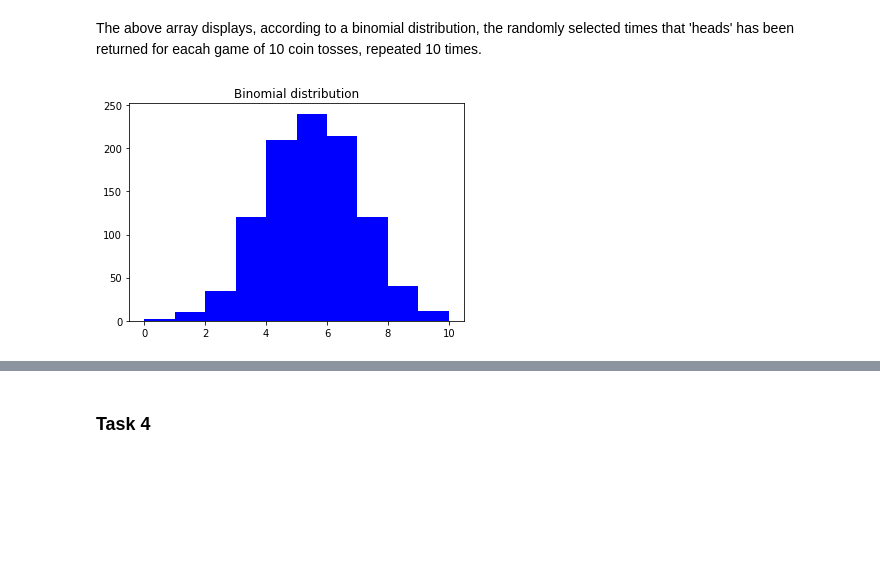
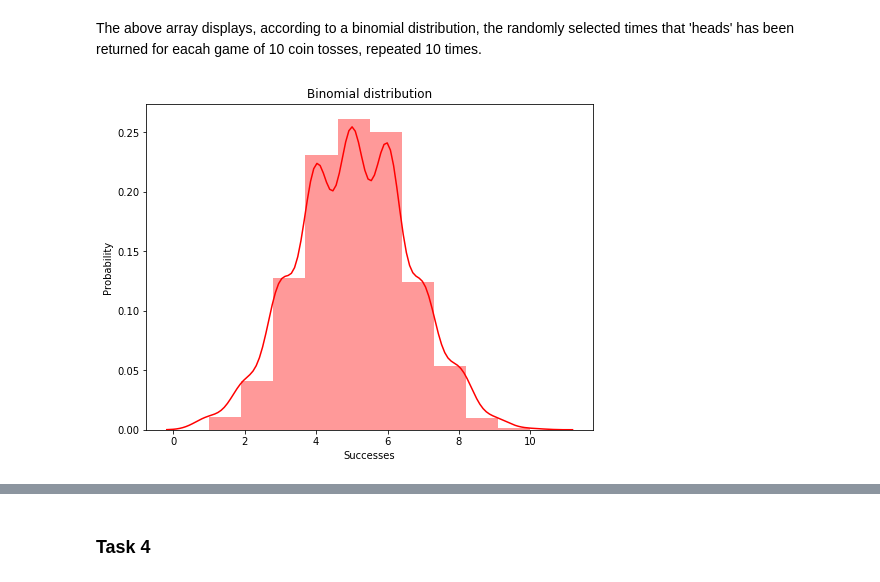
Before and after one commit to SimonMcLain/GMIT-Programming-for-Data-Analysis---Practicals, a Jupyter notebook: numpy-random.ipynb, the cells around one changed output, grey strips where cells are left out. Saved outputs shown, nothing was run; the diff lists cells and outputs as text; code cells hidden in the pictures; blank space fills up the shorter version.

```diff
--- a/numpy-random.ipynb
+++ b/numpy-random.ipynb
@@ -165,12 +177,12 @@ The above array displays, according to a binomial distribution, the randomly sel
 # %%
 """A histogram of a binomial distribution you can see who often heads was returned for each game of 10 coin
 tosses this time repeated 1000 times"""
-
-plt.hist(np.random.binomial(10, 0.5, 1000), color='b')
 plt.title("Binomial distribution")
-plt.show()
+plt.ylabel('Probability')
+plt.xlabel('Successes')
+plt.show(sns.distplot(np.random.binomial(10, 0.5, 1000), bins=10, color='r'))
 # %% [output]
-[figure, old version]
+[figure, new version]
 # %% [markdown]
 #### Normal distribution: numpy.random.normal()
 Data is normally distributed when 50% of the values are above the mean and 50% are below the mean. In other words mean = median = mode. And where 99.7% of the data is within three standard deviations of the mean.
```
Also changed, not shown: parts of 28 cells of this notebook.
